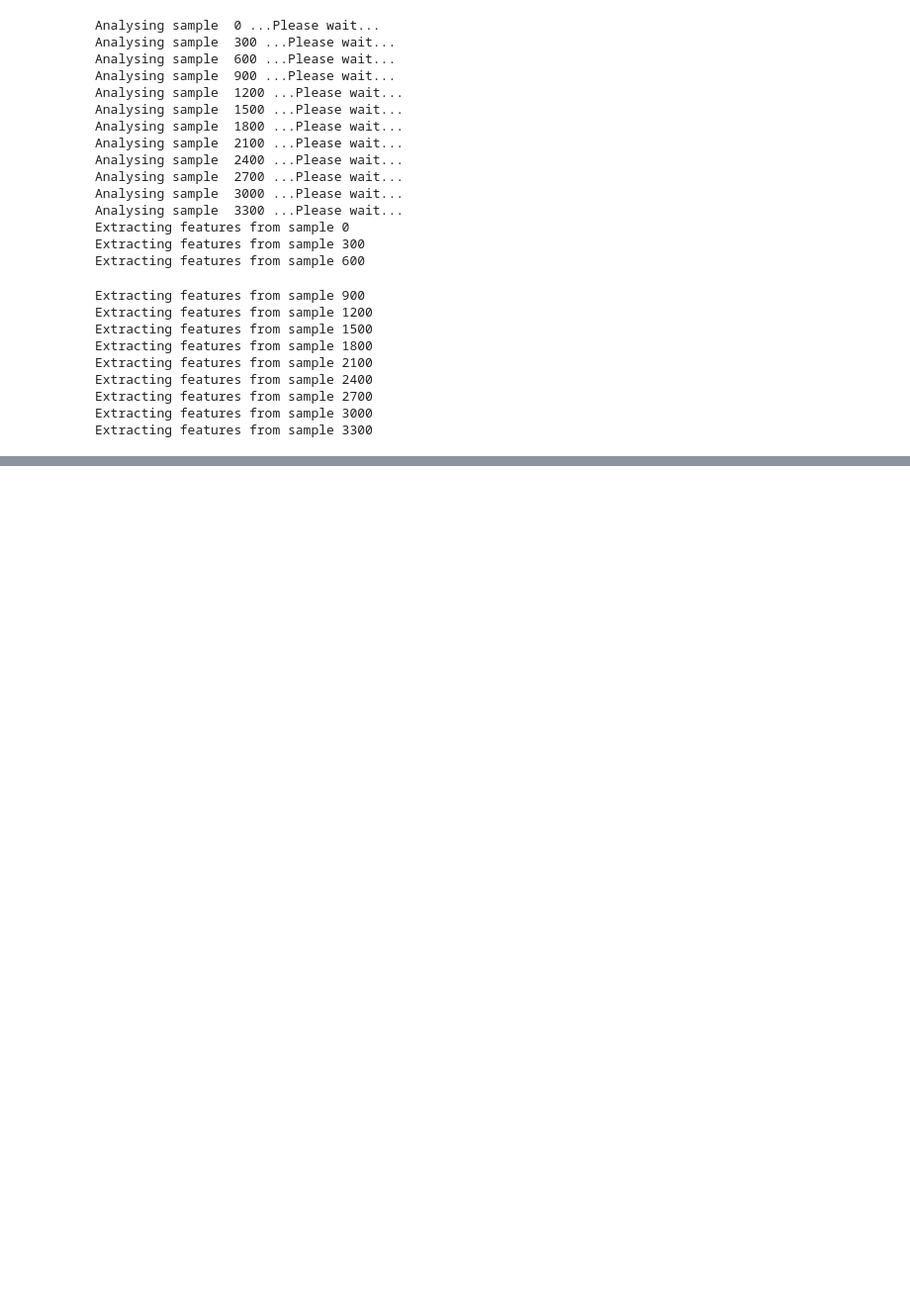
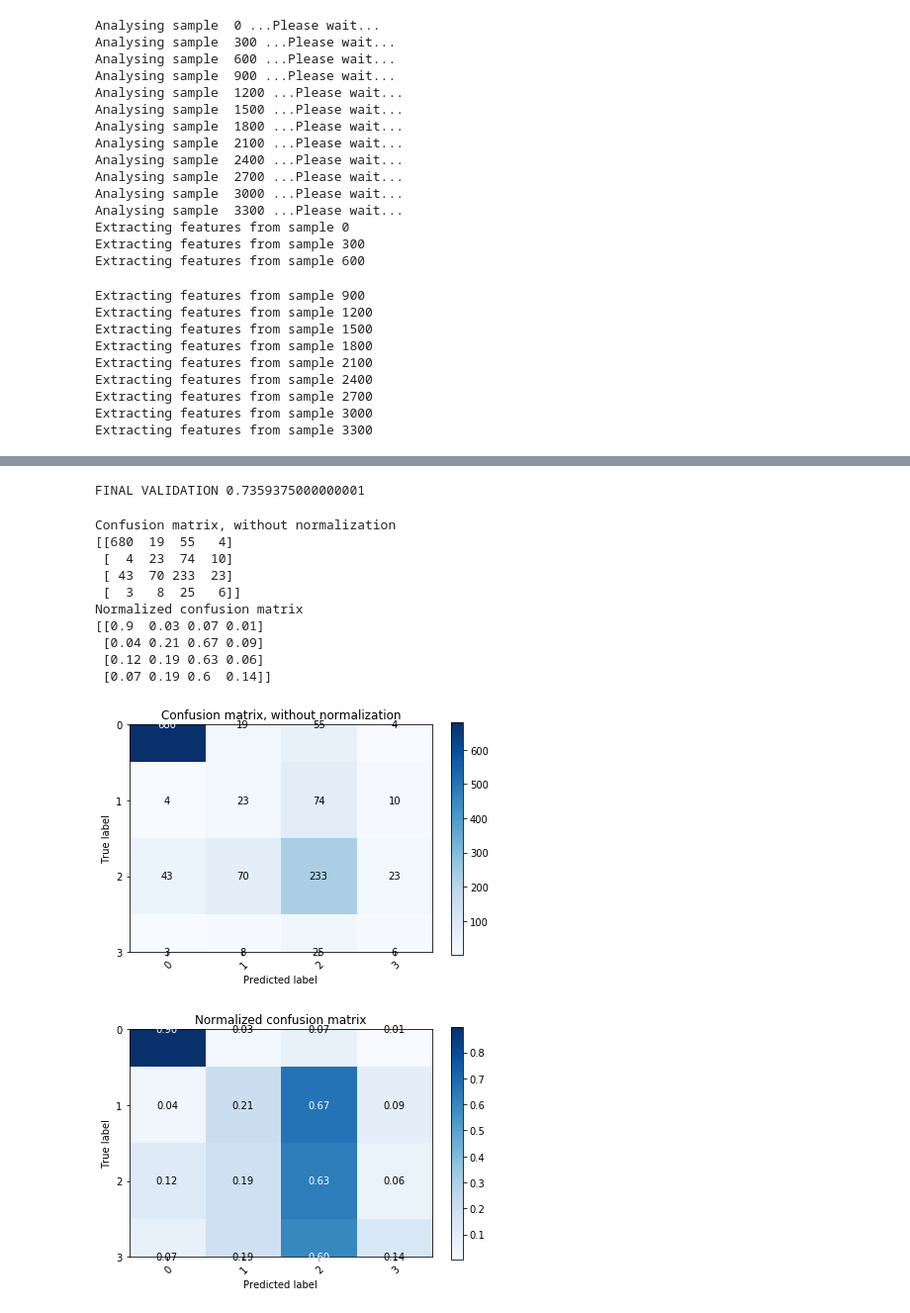
Before and after one commit to devpouya/AML, a Jupyter notebook: task.ipynb, the cells around one changed output, grey strips where cells are left out. Shown at 99% size. Drawn from its saved outputs; the diff is of its cells as text; code cells hidden in the pictures; blank space fills up the shorter version.

```diff
--- a/task.ipynb
+++ b/task.ipynb
@@ -829,6 +790,9 @@ Extracting features from sample 4200
 Extracting features from sample 4500
 Extracting features from sample 4800
 Extracting features from sample 5100
+# %%
+np.savetxt("extracted_features_train.csv",X2,delimiter=",")
+X2 = np.loadtxt("extracted_features_train.csv",delimiter=",")
 # %%
 X1 = test_data
 X_test = np.array([])
@@ -898,0 +1360,60 @@ grid = GridSearchCV(classifier,  param_grid=tuned_parameters,  scoring=bmc_score
+# %%
+x_train, x_val, y_train, y_val = train_test_split(X2, labels, test_size=0.25, random_state=0, stratify=labels)
+
+y_pred0 = grid.predict(x_val)
+X_test123 = x_val[np.argwhere(y_pred0==1)]
+X_test123 = X_test123.reshape((X_test123.shape[0],X_test123.shape[2]))
+y_pred123 = grid123.predict(X_123)
+ind_1 = np.argwhere(y_pred0==1)
+y_final = np.zeros((x_val.shape[0],1))
+y_final[np.argwhere(y_pred0==0)] = 0
+
+for (new, orig) in zip(range(y_pred123.shape[0]),ind_1):
+    y_final[orig] = y_pred123[new]
+
+    F1 = f1_score(y_val, y_final, average='micro')
+print("FINAL VALIDATION {}".format(F1))
+# %% [output]
+FINAL VALIDATION 0.7359375000000001
+# %%
+from sklearn.metrics import confusion_matrix
+from sklearn.utils.multiclass import unique_labels
+# y_val_pred = np.argmax(grid.predict(x_val), axis = 1)
+# y_train_pred = np.argmax(grid.predict(x_train), axis = 1)
+#y_val_pred = grid.predict(x_val)
+#y_train_pred = grid.predict(x_train)
+y_pred = y_final
+y_pred = y_pred.astype(int)
+y_val = y_val.astype(int)
+class_names = np.array([1,2,3])
+#class_names = int(class_names)
+# Plot non-normalized confusion matrix
+plot_confusion_matrix(y_val, y_pred,
+                      title='Confusion matrix, without normalization')
+
+# Plot normalized confusion matrix
+plot_confusion_matrix(y_val, y_pred,normalize=True,
+                      title='Normalized confusion matrix')
+
+#plot_confusion_matrix(y_train, y_train_pred, classes=class_names,
+#                      title='Confusion matrix, without normalization')
+
+# Plot normalized confusion matrix
+#plot_confusion_matrix(y_train, y_train_pred, classes=class_names, normalize=True,
+#                      title='Normalized confusion matrix')
+
+
+plt.show()
+# %% [output]
+Confusion matrix, without normalization
+[[680  19  55   4]
+ [  4  23  74  10]
+ [ 43  70 233  23]
+ [  3   8  25   6]]
+Normalized confusion matrix
+[[0.9  0.03 0.07 0.01]
+ [0.04 0.21 0.67 0.09]
+ [0.12 0.19 0.63 0.06]
+ [0.07 0.19 0.6  0.14]]
+[figure, added]
+[figure, added]
```
Also changed, not shown: parts of 31 cells of this notebook.
